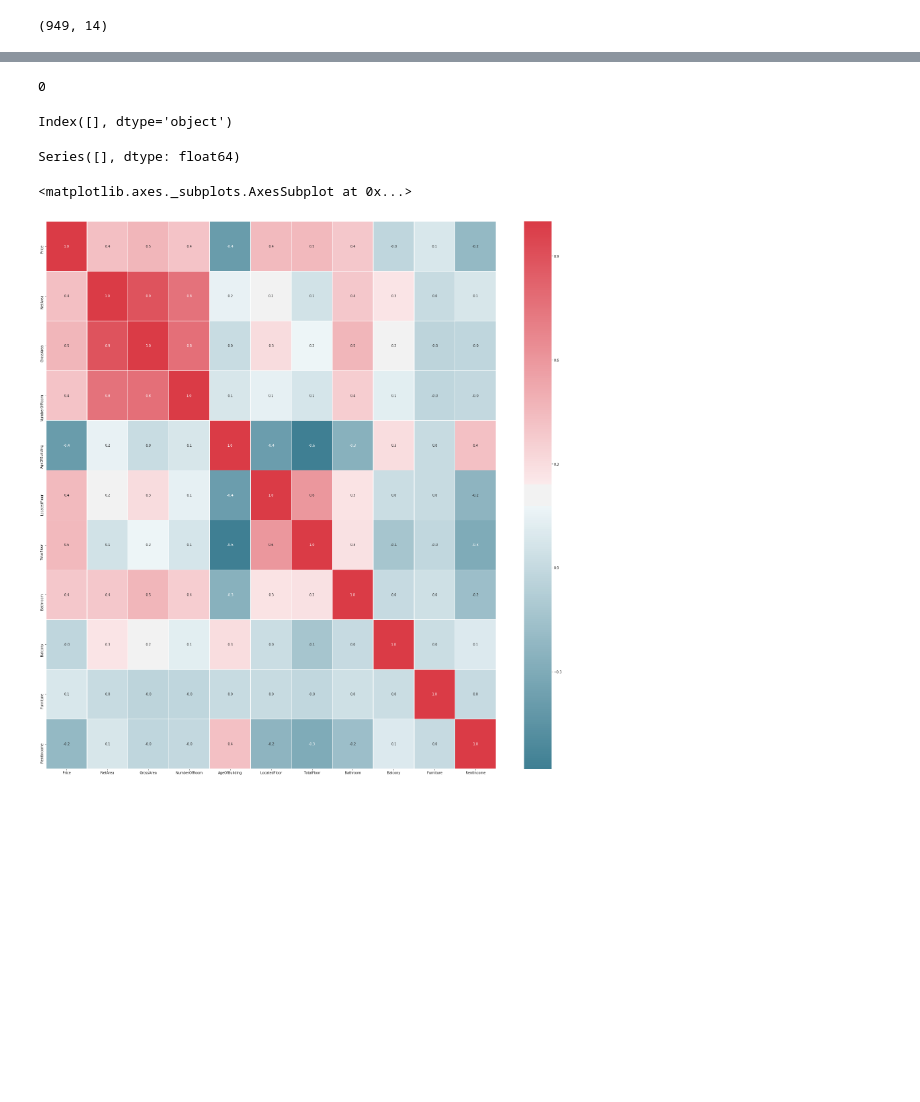
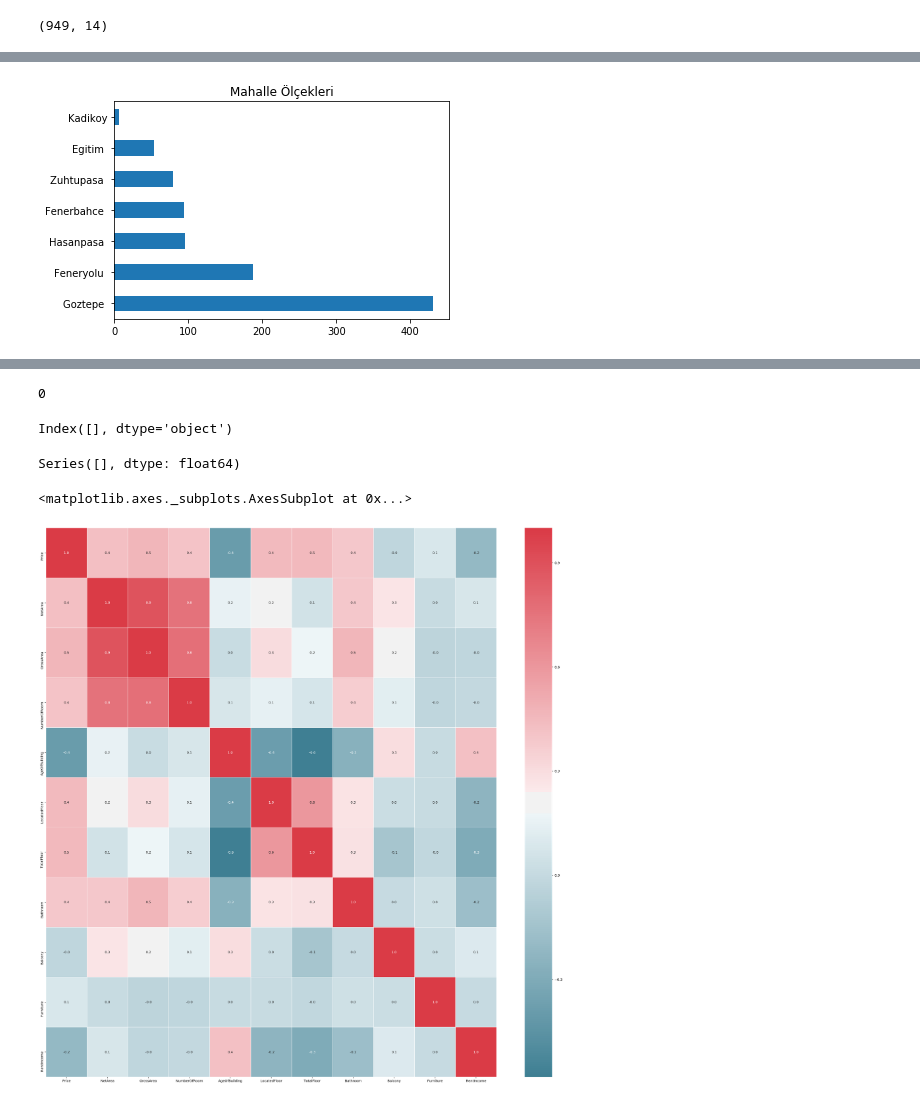
Before and after one commit to alpyts/AHV, a Jupyter notebook: Kadikoy_Konut_Fiyat.ipynb, the cells around one changed output, grey strips where cells are left out. Saved outputs shown, nothing was run; the diff lists cells and outputs as text; code cells hidden in the pictures; blank space fills up the shorter version.

```diff
--- a/Kadikoy_Konut_Fiyat.ipynb
+++ b/Kadikoy_Konut_Fiyat.ipynb
@@ -52,0 +193,9 @@ houseData.shape
+# %%
+(df['Neighborhood']
+ .value_counts()
+ .plot.barh()
+ .set_title('Mahalle Ölçekleri'));
+
+# ; koyulabilir.
+# %% [output]
+[figure, added]
```
Also changed, not shown: parts of 64 cells of this notebook.
